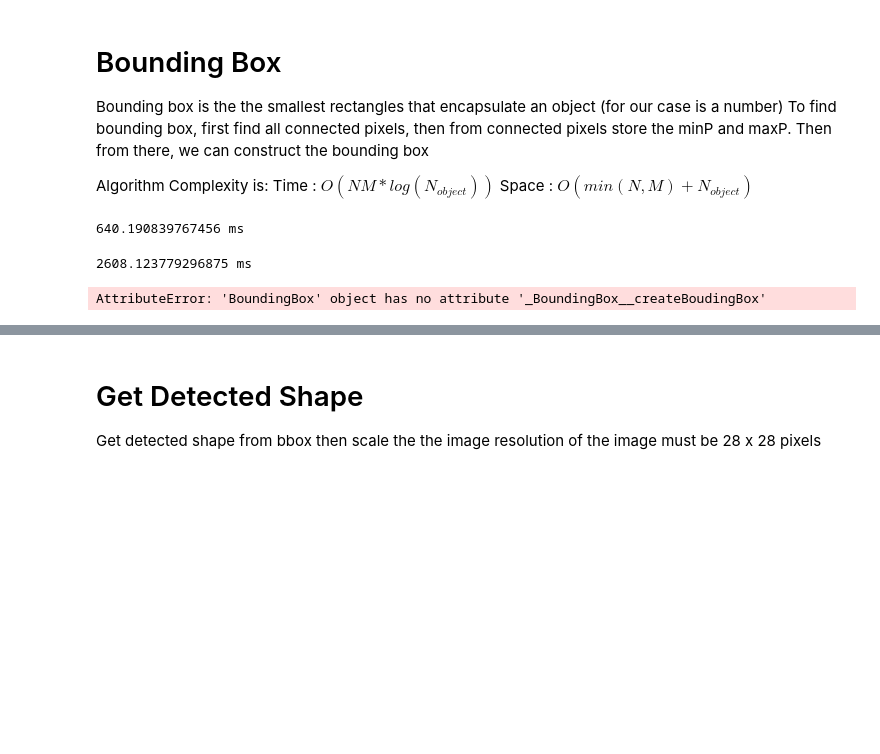
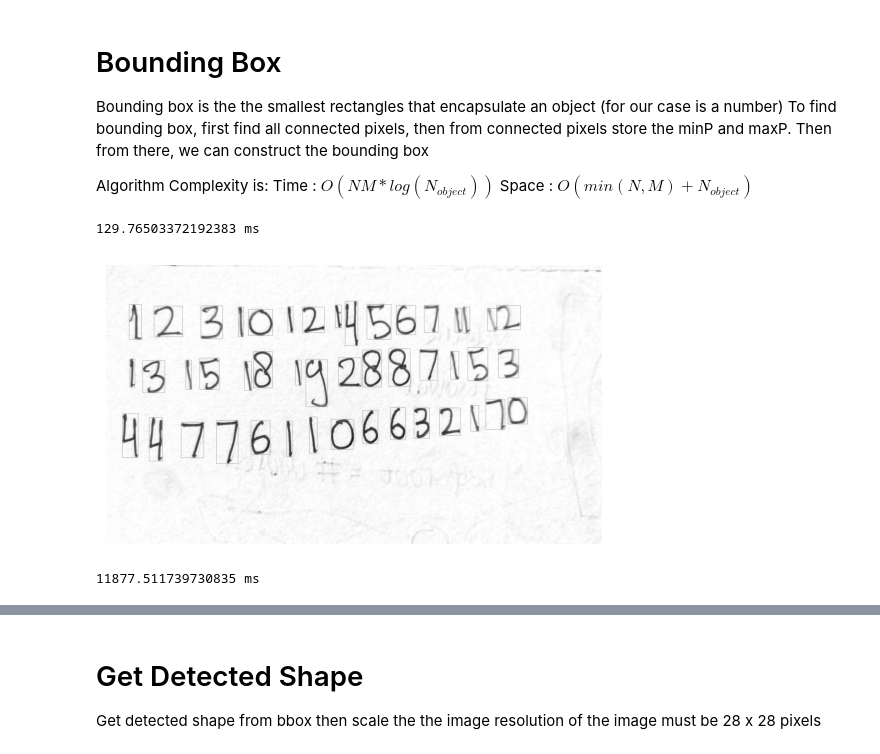
Before and after one commit to AdityaP1502/HandWritting-Digit-Detection, a Jupyter notebook: src/JupyterNotebook/Image_Preporcessing.ipynb, the cells around one changed output, grey strips where cells are left out. Drawn from its saved outputs; the diff is of its cells as text; code cells hidden in the pictures; blank space fills up the shorter version.

```diff
--- a/src/JupyterNotebook/Image_Preporcessing.ipynb
+++ b/src/JupyterNotebook/Image_Preporcessing.ipynb
@@ -651,22 +715,23 @@ Time : $O(NM * log(N_{object}))$
 Space : $O(min(N, M) + N_{object})$
 # %%
 start_time = time()
-bbox_pipeline(img2.pixels)
+objs_c = bbox_pipeline(pixels, nx, ny)
 end_time = time()
 print((end_time - start_time) * 1000, "ms")
 # %% [output]
-640.190839767456 ms
+129.76503372192383 ms
+# %%
+res = BoundingBox.createBoundingBox(img2.pixels, objs_c)
+showPicture(res, False)
+# %% [output]
+[figure, added]
 # %%
 bbox = BoundingBox(img2.pixels)
 # %%
 start_time = time()
 bbox.find()
+objs = bbox.getObjects()
 end_time = time()
 print((end_time - start_time) * 1000, "ms")
 # %% [output]
-2608.123779296875 ms
+11877.511739730835 ms
-# %%
-bbox.viewBbox()
-showPicture(bbox.result, False)
-# %% [output]
-AttributeError: 'BoundingBox' object has no attribute '_BoundingBox__createBoudingBox'
```
Also changed, not shown: parts of 30 cells of this notebook.
